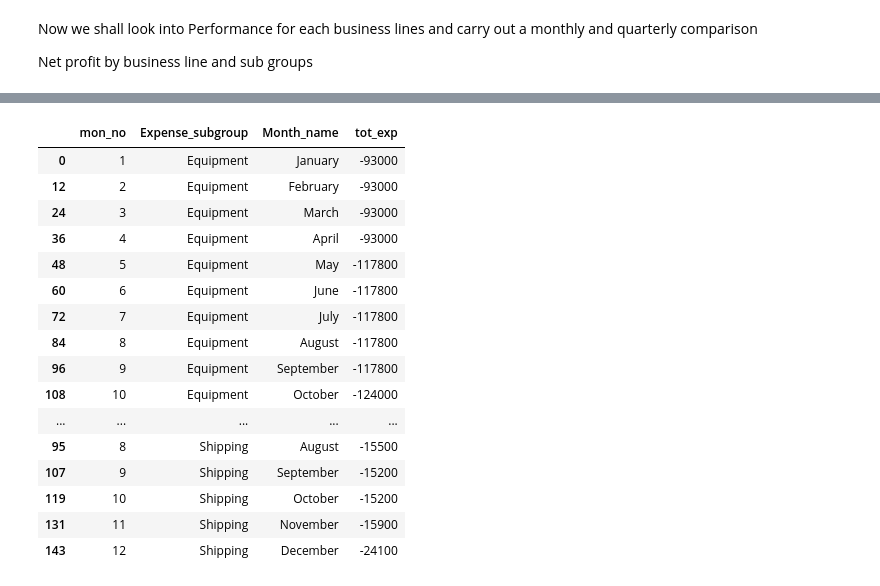
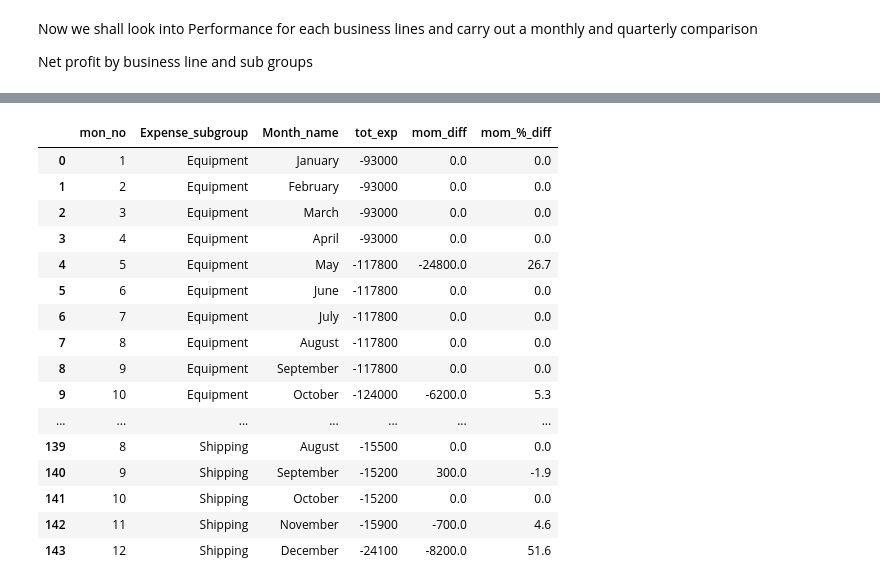
Before and after one commit to djibril968/Python_projects, a Jupyter notebook: Onyx_Financial_Analysis.ipynb, the cells around one changed output, grey strips where cells are left out. Saved outputs shown, nothing was run; the diff lists cells and outputs as text; code cells hidden in the pictures.

```diff
--- a/Onyx_Financial_Analysis.ipynb
+++ b/Onyx_Financial_Analysis.ipynb
@@ -519,0 +512,16 @@ exp_by_biz_sub_grp
+# %%
+#we look into the mom diff and percentage diff for each business line
+
+exp_by_biz_sub_grp = trend_exp_extract.groupby([ 'mon_no','Biz_line','Month_name'])['Amount'].sum().reset_index(name = 'tot_exp').sort_values(['Biz_line','mon_no', 'tot_exp'], ascending= [True, True, False])
+
+def mom_cal_and_pct(df):
+    df['mom_diff'] = df['tot_exp'] - df['tot_exp'].shift(1)
+    df['mom_%_diff'] = df['tot_exp'].pct_change().round(3)*100
+    df.iloc[0, df.columns.get_loc('mom_diff')] = 0.0
+    df.iloc[0, df.columns.get_loc('mom_%_diff')] = 0.0
+
+    return df
+
+exp_by_biz_sub_grp = exp_by_biz_sub_grp.groupby('Biz_line').apply(mom_cal_and_pct).reset_index(drop= True)
+
+exp_by_biz_sub_grp
@@ -541,21 +567,21 @@ exp_by_exp_grp
 # %%
 exp_by_exp_sub_grp = trend_exp_extract.groupby([ 'mon_no','Expense_subgroup','Month_name'])['Amount'].sum().reset_index(name = 'tot_exp').sort_values(['Expense_subgroup','mon_no', 'tot_exp'], ascending= [True, True, False])
-exp_by_exp_sub_grp
+exp_by_exp_sub_grp.groupby('Expense_subgroup').apply(mom_cal_and_pct).reset_index(drop = True)
 # %% [output]
-|  | mon_no | Expense_subgroup | Month_name | tot_exp |
-| 0 | 1 | Equipment | January | -93000 |
-| 12 | 2 | Equipment | February | -93000 |
-| 24 | 3 | Equipment | March | -93000 |
-| 36 | 4 | Equipment | April | -93000 |
-| 48 | 5 | Equipment | May | -117800 |
-| 60 | 6 | Equipment | June | -117800 |
-| 72 | 7 | Equipment | July | -117800 |
-| 84 | 8 | Equipment | August | -117800 |
-| 96 | 9 | Equipment | September | -117800 |
-| 108 | 10 | Equipment | October | -124000 |
-| ... | ... | ... | ... | ... |
-| 95 | 8 | Shipping | August | -15500 |
-| 107 | 9 | Shipping | September | -15200 |
-| 119 | 10 | Shipping | October | -15200 |
-| 131 | 11 | Shipping | November | -15900 |
-| 143 | 12 | Shipping | December | -24100 |
+|  | mon_no | Expense_subgroup | Month_name | tot_exp | mom_diff | mom_%_diff |
+| 0 | 1 | Equipment | January | -93000 | 0.0 | 0.0 |
+| 1 | 2 | Equipment | February | -93000 | 0.0 | 0.0 |
+| 2 | 3 | Equipment | March | -93000 | 0.0 | 0.0 |
+| 3 | 4 | Equipment | April | -93000 | 0.0 | 0.0 |
+| 4 | 5 | Equipment | May | -117800 | -24800.0 | 26.7 |
+| 5 | 6 | Equipment | June | -117800 | 0.0 | 0.0 |
+| 6 | 7 | Equipment | July | -117800 | 0.0 | 0.0 |
+| 7 | 8 | Equipment | August | -117800 | 0.0 | 0.0 |
+| 8 | 9 | Equipment | September | -117800 | 0.0 | 0.0 |
+| 9 | 10 | Equipment | October | -124000 | -6200.0 | 5.3 |
+| ... | ... | ... | ... | ... | ... | ... |
+| 139 | 8 | Shipping | August | -15500 | 0.0 | 0.0 |
+| 140 | 9 | Shipping | September | -15200 | 300.0 | -1.9 |
+| 141 | 10 | Shipping | October | -15200 | 0.0 | 0.0 |
+| 142 | 11 | Shipping | November | -15900 | -700.0 | 4.6 |
+| 143 | 12 | Shipping | December | -24100 | -8200.0 | 51.6 |
```
Also changed, not shown: parts of 3 cells of this notebook.
